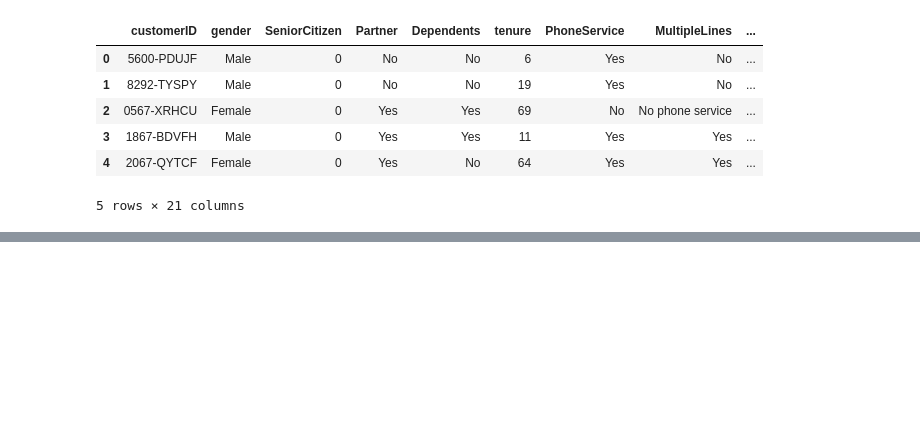
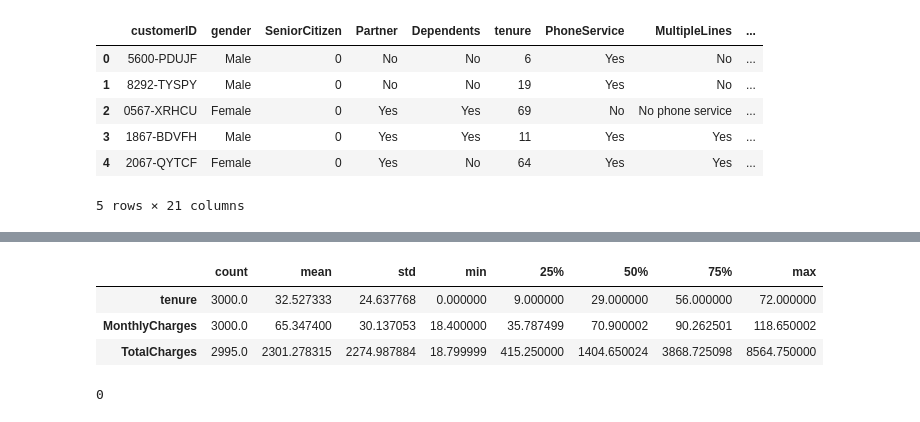
Before and after one commit to ZawadiLMG/Customer-Churn-Prediction, a Jupyter notebook: Notebooks/churn.ipynb, the cells around one changed output, grey strips where cells are left out. Drawn from its saved outputs; the diff is of its cells as text; code cells hidden in the pictures; blank space fills up the shorter version.

```diff
--- a/Notebooks/churn.ipynb
+++ b/Notebooks/churn.ipynb
@@ -93,0 +117,13 @@ second_data.head(5)
+# %%
+# review the statistical information of the first dataset
+data.describe().T
+# %% [output]
+|  | count | mean | std | min | 25% | 50% | 75% | max |
+| tenure | 3000.0 | 32.527333 | 24.637768 | 0.000000 | 9.000000 | 29.000000 | 56.000000 | 72.000000 |
+| MonthlyCharges | 3000.0 | 65.347400 | 30.137053 | 18.400000 | 35.787499 | 70.900002 | 90.262501 | 118.650002 |
+| TotalCharges | 2995.0 | 2301.278315 | 2274.987884 | 18.799999 | 415.250000 | 1404.650024 | 3868.725098 | 8564.750000 |
+# %%
+# check for duplicates
+data.duplicated().sum()
+# %% [output]
+0
```
Also changed, not shown: parts of 10 cells of this notebook.
